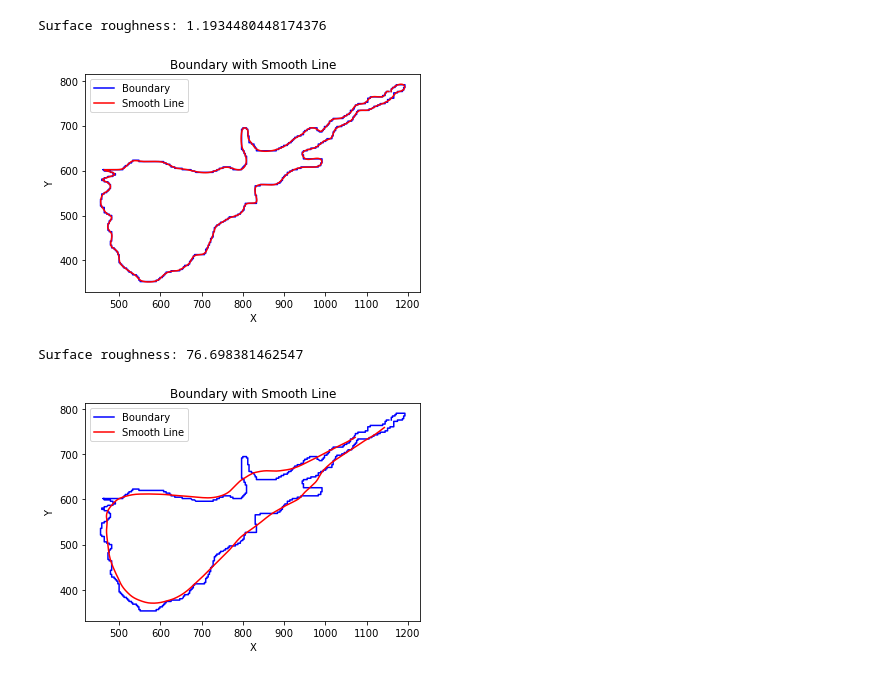
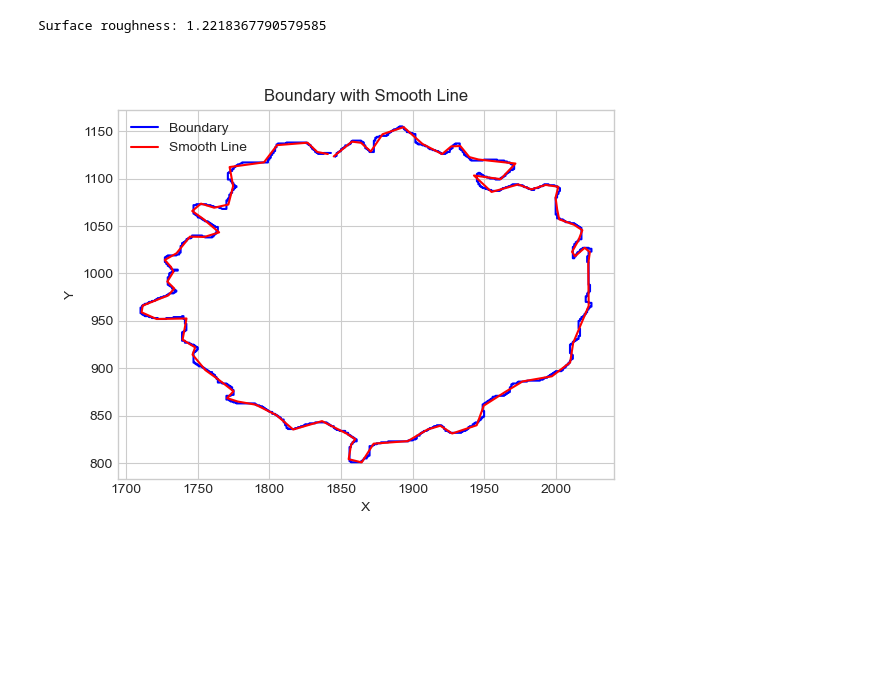
Before and after one commit to SamuelZKh/surface-analysis, a Jupyter notebook: surface roughness.ipynb, the cells around one changed output. Drawn from its saved outputs; the diff is of its cells as text; code cells hidden in the pictures; blank space fills up the shorter version.

```diff
--- a/surface roughness.ipynb
+++ b/surface roughness.ipynb
@@ -125,11 +145,12 @@ def final_function(file_path):
 # %%
-file_path = 'XY_Coordinatescsv3.txt'
+%matplotlib widget
+file_path = 'SMIHF2_perm_syn_perm.txt'
 
 # Read the tab-delimited file into a DataFrame
 data = pd.read_csv(file_path, delimiter='\t')
+data
 num_columns = data.shape[1]
 # Display the DataFrame
-#(data)
 
 x_coords=[]
 y_coords=[]
@@ -141,7 +162,7 @@ for i in range(num_columns):
     else:
         y=data.iloc[:, i].tolist()
         y_coords.append(y)
-        #print(y)
+
 
 for i in range(len(x_coords)):
     plt.scatter(x_coords[i],y_coords[i],s=0.01)
@@ -166,38 +175,22 @@ Surface roughness: 0.1900094520094125
 # %%
+%matplotlib widget
+n=10
+x_list =x_store[n]
+y_list =y_store[n]
+window_size =1
+# Adjust the window size as needed
 
-smoothing = 5  # Smoothing factor, adjust as needed
-
-roughness, smooth_x, smooth_y = calculate_surface_roughness_interpolate(x_list, y_list, smoothing)
+roughness, smooth_x, smooth_y = calculate_surface_roughness_interpolate( x_list,  y_list, window_size)
 print(f"Surface roughness: {roughness}")
 
 # Plot the original boundary and the smooth line
 plt.plot(x_list, y_list, 'b-', label='Boundary')
 plt.plot(smooth_x, smooth_y, 'r-', label='Smooth Line')
 plt.legend()
 plt.xlabel('X')
 plt.ylabel('Y')
 plt.title('Boundary with Smooth Line')
 plt.show()
 # %% [output]
-Surface roughness: 1.1934480448174376
+Surface roughness: 1.2218367790579585
-[figure, old version]
+[figure, new version]
-# %%
-
-
-window_size = 80
-# Adjust the window size as needed
-
-roughness, smooth_x, smooth_y = calculate_surface_roughness_time_avg( x_list,  y_list, window_size)
-print(f"Surface roughness: {roughness}")
-
-# Plot the original boundary and the smooth line
-plt.plot(x_list, y_list, 'b-', label='Boundary')
-plt.plot(smooth_x, smooth_y, 'r-', label='Smooth Line')
-plt.legend()
-plt.xlabel('X')
-plt.ylabel('Y')
-plt.title('Boundary with Smooth Line')
-plt.show()
-# %% [output]
-Surface roughness: 76.698381462547
-[figure, removed]
```
Also changed, not shown: parts of 36 cells of this notebook.
